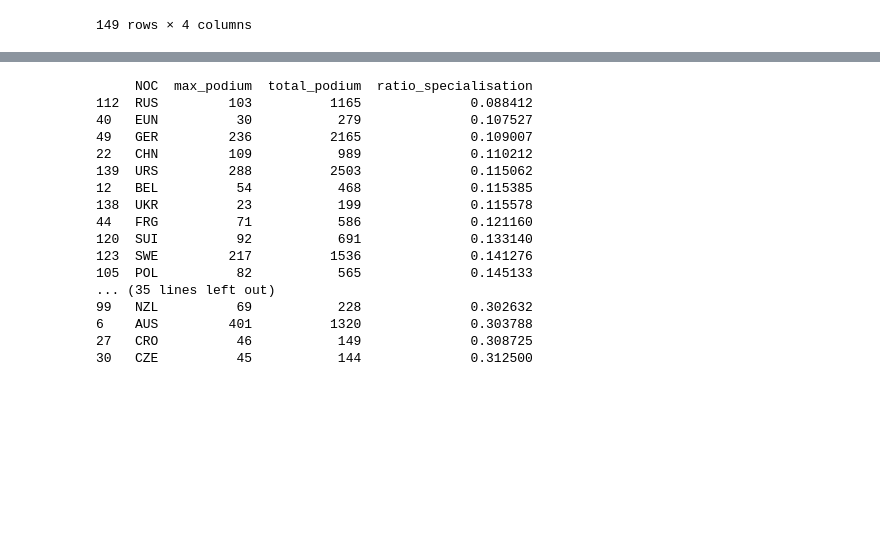
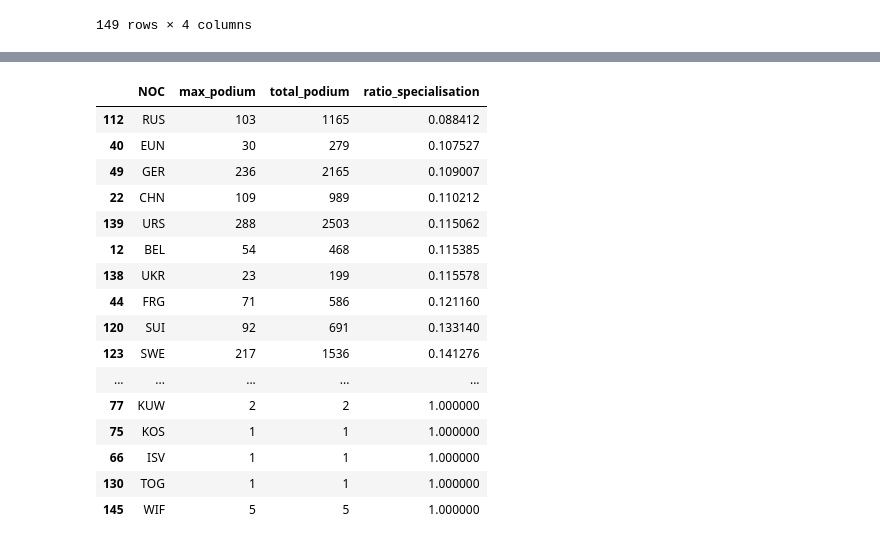
Before and after one commit to id2771/olympic-charts, a Jupyter notebook: code.ipynb, the cells around one changed output, grey strips where cells are left out. Cells and saved outputs as stored; diff of their text form; code cells hidden in the pictures; blank space fills up the shorter version.

```diff
--- a/code.ipynb
+++ b/code.ipynb
@@ -118,21 +140,22 @@ print(specialisation.sort_values(by='ratio_specialisation', ascending = False).h
 # %%
 # on affiche les pays avec le plus faible taux de spécialisation
-print(specialisation.sort_values(by='ratio_specialisation', ascending = True).head(50))
+spe_asc = specialisation.sort_values(by='ratio_specialisation', ascending = True)
+spe_asc
 # %% [output]
-     NOC  max_podium  total_podium  ratio_specialisation
-112  RUS         103          1165              0.088412
-40   EUN          30           279              0.107527
-49   GER         236          2165              0.109007
-22   CHN         109           989              0.110212
-139  URS         288          2503              0.115062
-12   BEL          54           468              0.115385
-138  UKR          23           199              0.115578
-44   FRG          71           586              0.121160
-120  SUI          92           691              0.133140
-123  SWE         217          1536              0.141276
-105  POL          82           565              0.145133
-... (35 lines left out)
-99   NZL          69           228              0.302632
-6    AUS         401          1320              0.303788
-27   CRO          46           149              0.308725
-30   CZE          45           144              0.312500
+|  | NOC | max_podium | total_podium | ratio_specialisation |
+| 112 | RUS | 103 | 1165 | 0.088412 |
+| 40 | EUN | 30 | 279 | 0.107527 |
+| 49 | GER | 236 | 2165 | 0.109007 |
+| 22 | CHN | 109 | 989 | 0.110212 |
+| 139 | URS | 288 | 2503 | 0.115062 |
+| 12 | BEL | 54 | 468 | 0.115385 |
+| 138 | UKR | 23 | 199 | 0.115578 |
+| 44 | FRG | 71 | 586 | 0.121160 |
+| 120 | SUI | 92 | 691 | 0.133140 |
+| 123 | SWE | 217 | 1536 | 0.141276 |
+| ... | ... | ... | ... | ... |
+| 77 | KUW | 2 | 2 | 1.000000 |
+| 75 | KOS | 1 | 1 | 1.000000 |
+| 66 | ISV | 1 | 1 | 1.000000 |
+| 130 | TOG | 1 | 1 | 1.000000 |
+| 145 | WIF | 5 | 5 | 1.000000 |
```
Also changed, not shown: parts of 12 cells of this notebook, 2 other files.
